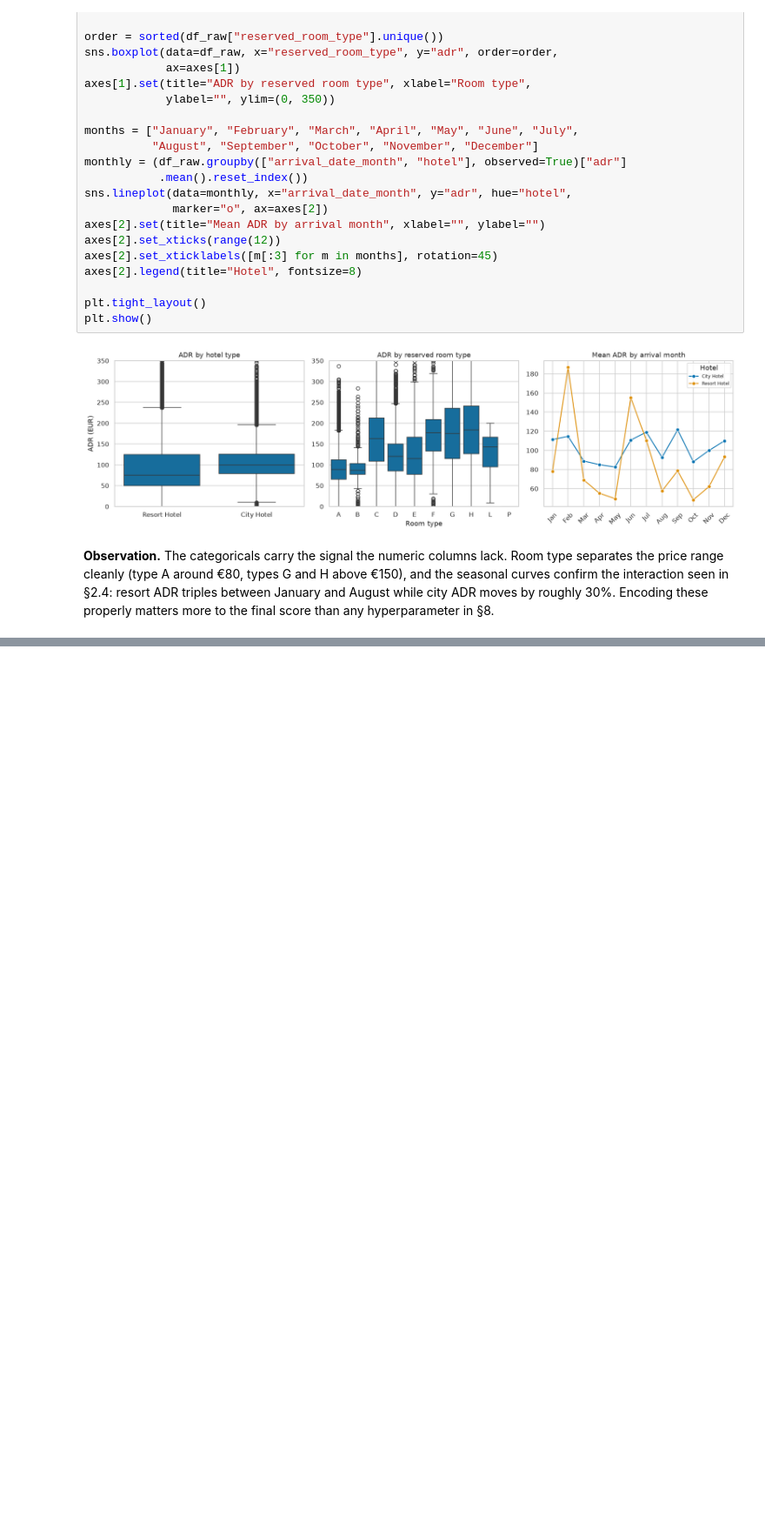
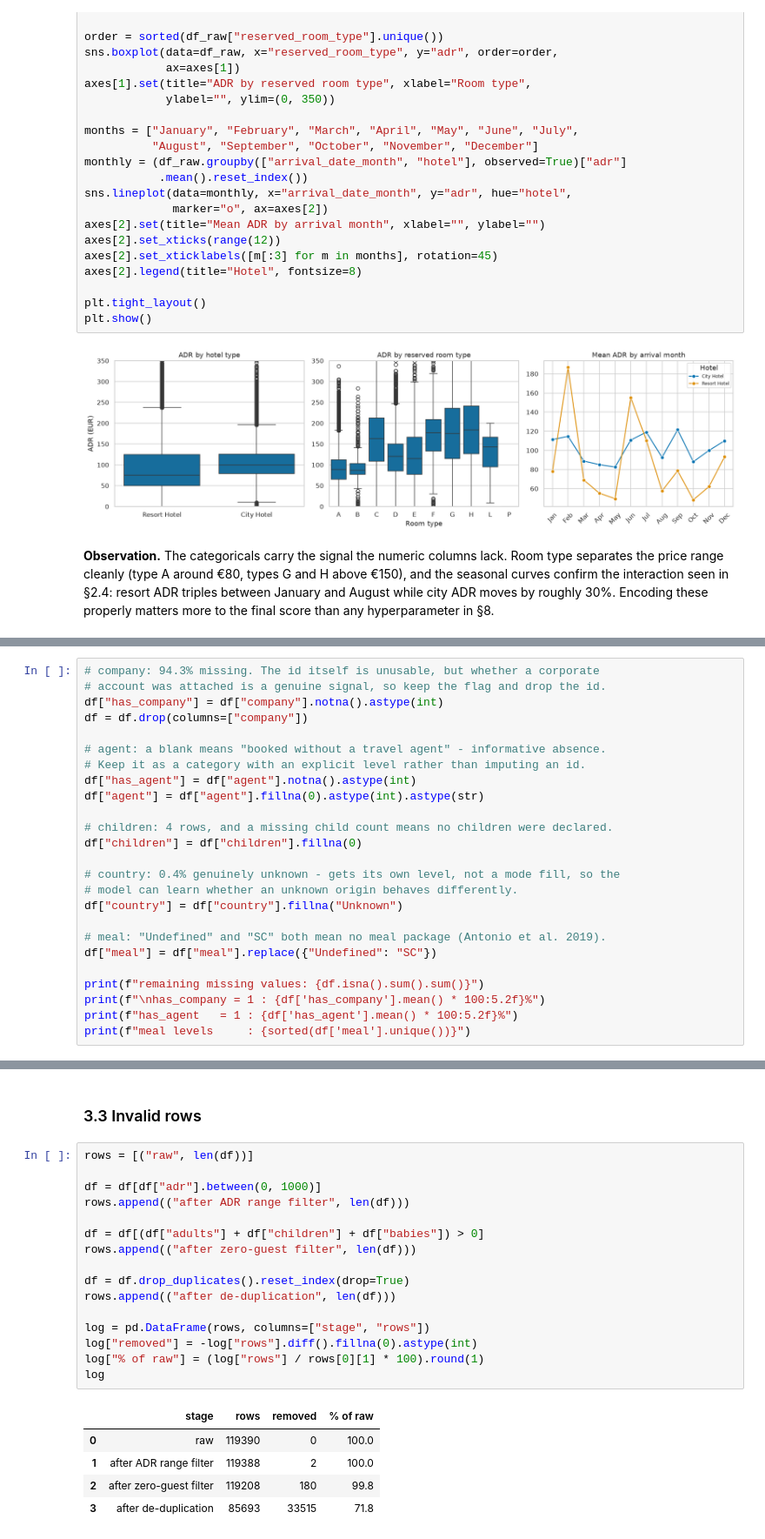
Before and after one commit to AnanyaBottu/ml-capstone, a Jupyter notebook: notebooks/regression.ipynb, the cells around one changed output, grey strips where cells are left out. Shown at 87% size. Saved outputs shown, nothing was run; the diff lists cells and outputs as text; blank space fills up the shorter version.

```diff
--- a/notebooks/regression.ipynb
+++ b/notebooks/regression.ipynb
@@ -292,0 +332,25 @@ hyperparameter in §8.
+# %%
+# company: 94.3% missing. The id itself is unusable, but whether a corporate
+# account was attached is a genuine signal, so keep the flag and drop the id.
+df["has_company"] = df["company"].notna().astype(int)
+df = df.drop(columns=["company"])
+
+# agent: a blank means "booked without a travel agent" - informative absence.
+# Keep it as a category with an explicit level rather than imputing an id.
+df["has_agent"] = df["agent"].notna().astype(int)
+df["agent"] = df["agent"].fillna(0).astype(int).astype(str)
+
+# children: 4 rows, and a missing child count means no children were declared.
+df["children"] = df["children"].fillna(0)
+
+# country: 0.4% genuinely unknown - gets its own level, not a mode fill, so the
+# model can learn whether an unknown origin behaves differently.
+df["country"] = df["country"].fillna("Unknown")
+
+# meal: "Undefined" and "SC" both mean no meal package (Antonio et al. 2019).
+df["meal"] = df["meal"].replace({"Undefined": "SC"})
+
+print(f"remaining missing values: {df.isna().sum().sum()}")
+print(f"\nhas_company = 1 : {df['has_company'].mean() * 100:5.2f}%")
+print(f"has_agent   = 1 : {df['has_agent'].mean() * 100:5.2f}%")
+print(f"meal levels     : {sorted(df['meal'].unique())}")
@@ -292,0 +372,24 @@ hyperparameter in §8.
+# %% [markdown]
+### 3.3 Invalid rows
+# %%
+rows = [("raw", len(df))]
+
+df = df[df["adr"].between(0, 1000)]
+rows.append(("after ADR range filter", len(df)))
+
+df = df[(df["adults"] + df["children"] + df["babies"]) > 0]
+rows.append(("after zero-guest filter", len(df)))
+
+df = df.drop_duplicates().reset_index(drop=True)
+rows.append(("after de-duplication", len(df)))
+
+log = pd.DataFrame(rows, columns=["stage", "rows"])
+log["removed"] = -log["rows"].diff().fillna(0).astype(int)
+log["% of raw"] = (log["rows"] / rows[0][1] * 100).round(1)
+log
+# %% [output]
+|  | stage | rows | removed | % of raw |
+| 0 | raw | 119390 | 0 | 100.0 |
+| 1 | after ADR range filter | 119388 | 2 | 100.0 |
+| 2 | after zero-guest filter | 119208 | 180 | 99.8 |
+| 3 | after de-duplication | 85693 | 33515 | 71.8 |
```
Also changed, not shown: parts of 19 cells of this notebook.
